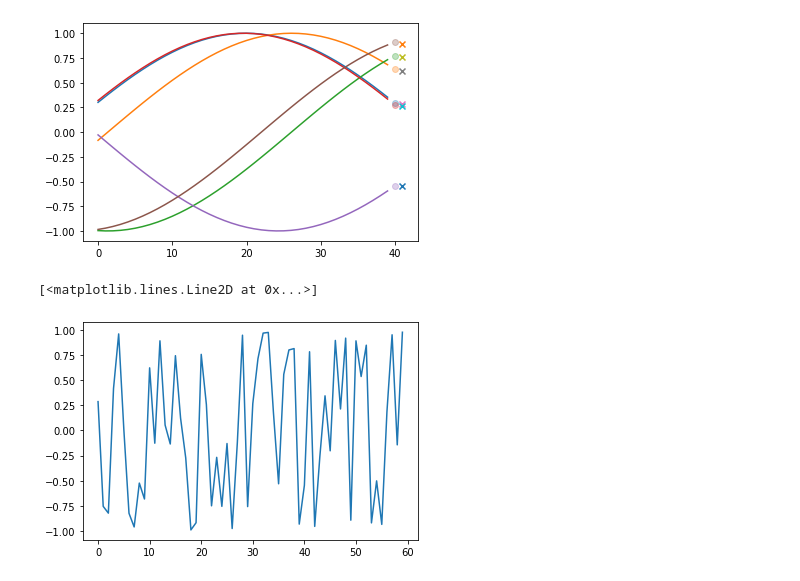
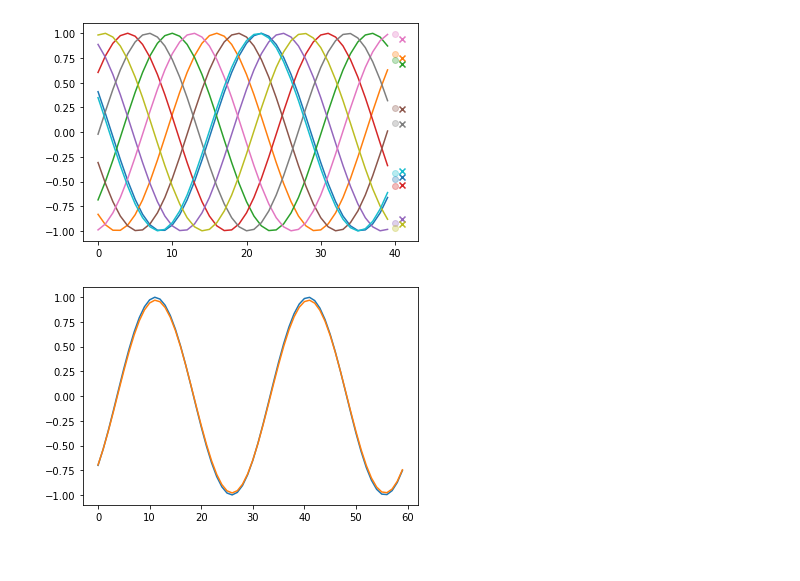
Before and after one commit to atobe/intro_to_dl_shared, a Jupyter notebook: 01 simple sine following.ipynb, the cells around one changed output. Cells and saved outputs as stored; diff of their text form; code cells hidden in the pictures.

Commit message:
more examples

```diff
--- a/01 simple sine following.ipynb
+++ b/01 simple sine following.ipynb
@@ -23,9 +24,7 @@ from sklearn.model_selection import train_test_split
 # %%
 def gen_random_sine(n_points=100):
     frequency = random.random() * 3 + 1
-    frequency = 1
     phase_offset = random.random() * 2 * np.pi
-#     phase_offset = 0
     xs = np.linspace(0.0, 2*np.pi, n_points)
     ys = np.sin(xs*frequency+phase_offset)
     return ys
@@ -57,8 +56,8 @@ xs, ys = np.array(xs), np.array(ys)
 
 
 x_train, x_test, y_train, y_test = train_test_split(xs, ys, test_size=0.33)
-x_train = x_train.reshape(x_train.shape + (1, ))
-x_test = x_test.reshape(x_test.shape + (1, ))
+# x_train = x_train.reshape(x_train.shape + (1, ))
+# x_test = x_test.reshape(x_test.shape + (1, ))
 
 x_train.shape, y_train.shape, x_test.shape, y_test.shape
 # %% [output]
@@ -106,20 +105,18 @@ class MyCallback(Callback):
 test_data = x_test
 test_labels = y_test
 model = Sequential()
-model.add(Input(shape=(40,1)))
-# model.add(Dense(100, activation='linear'))
-# model.add(LeakyReLU(alpha=0.03))
-# model.add(Dense(100, activation='tanh'))
-# model.add(LeakyReLU(alpha=0.03))
-model.add(Conv1D(filters=5, kernel_size=3))
-model.add(Conv1D(filters=5, kernel_size=3))
+model.add(Input(shape=(40,)))
+model.add(Dense(160, activation='linear'))
+model.add(Dense(80, activation='linear'))
 model.add(Dropout(0.5))
+model.add(Dense(40, activation='linear'))
+model.add(Dense(20, activation='linear'))
 model.add(Flatten())
 model.add(Dense(1, activation='linear'))
 
 model.compile(optimizer="adam", loss='mse', metrics=['accuracy'])
 # model.summary()
 
-history = model.fit(x_train, y_train, shuffle=True, batch_size=64, epochs=1000, verbose=0, validation_split=.2, callbacks=[MyCallback()])
+history = model.fit(x_train, y_train, shuffle=True, batch_size=64, epochs=200, verbose=0, validation_split=.2, callbacks=[MyCallback()])
 plot_training_history(history, model)
 # %% [output]
@@ -131,23 +128,32 @@ Test accuracy: 0.000505
 # %%
-# use the windows from the first example
-s = 10
-for x in x_train[0:60:s]:
+# generate a random sine and compute windows
+# check expected vs actual for predicted point beyond window
+tws = sliding_window(gen_random_sine(), 41)
+xs, ys = zip(*[(w[:40], w[40]) for w in tws])
+xs, ys = np.array(xs), np.array(ys)
+
+s = 6
+for x in xs[0:60:s]:
     plt.plot(x)
 
 # plot expected predictions
-for index, y in enumerate(y_train[0:60:s]):
+for index, y in enumerate(ys[0:60:s]):
     plt.scatter([40], [y], alpha=0.3)
 
 # plot actuals
-yhat = model.predict(x_train[0:60:s])
+yhat = model.predict(xs[0:60:s])
 for yh in yhat:
     plt.scatter([41], [yh], marker='x')
 # %% [output]
-[figure, old version]
+[figure, new version]
 # %%
 # given a series of input window from 1 sine curve, we should see sine as output
-yhat = model.predict(x_train[0:60])
-plt.plot(yhat.reshape(-1, ))
+tws = sliding_window(gen_random_sine(), 41)
+xs, ys = zip(*[(w[:40], w[40]) for w in tws])
+xs, ys = np.array(xs), np.array(ys)
+
+yhat = model.predict(xs)
+plt.plot(ys)
+_ = plt.plot(yhat.reshape(-1,))
 # %% [output]
-[<matplotlib.lines.Line2D at 0x...>]
-[figure, old version]
+[figure, new version]
```
Also changed, not shown: parts of 5 cells of this notebook, 3 other files.
